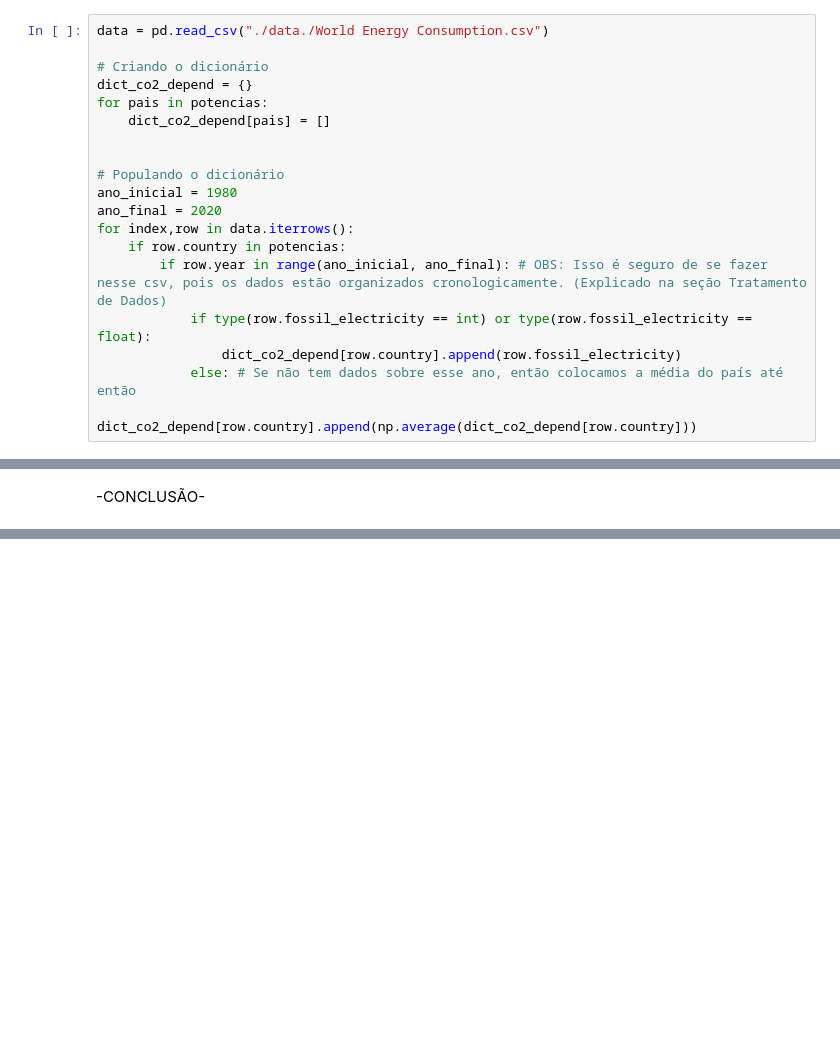
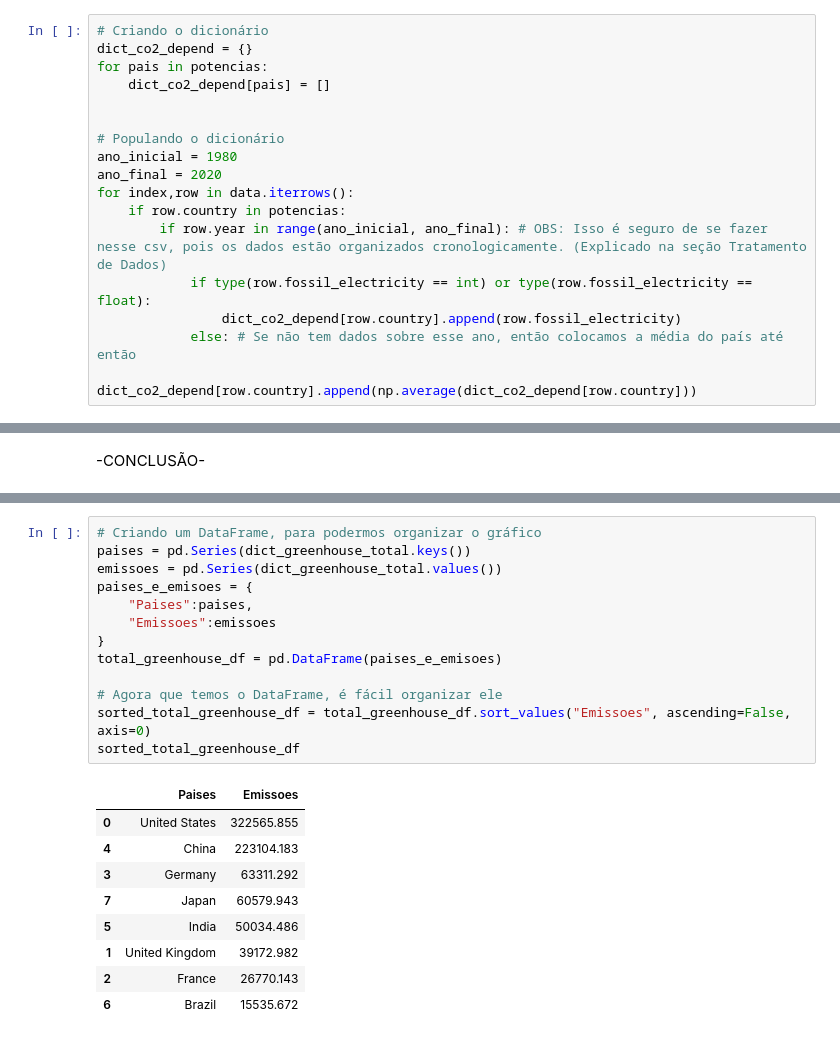
Before and after one commit to leoDomingos/Introducao-ao-aquecimento-global, a Jupyter notebook: main.ipynb, the cells around one changed output, grey strips where cells are left out. Cells and saved outputs as stored; diff of their text form; blank space fills up the shorter version.

```diff
--- a/main.ipynb
+++ b/main.ipynb
@@ -105,8 +111,6 @@ Nesta seção, analisaremos o consumo de energia produzida por combustíveis fó
 # %% [markdown]
 Primeiro, vamos analisar o consumo bruto de eletricidade produzida por combustíveis fósseis, em terawatt-hora.
 # %%
-data = pd.read_csv("./data./World Energy Consumption.csv")
-
 # Criando o dicionário
 dict_co2_depend = {}
 for pais in potencias:
@@ -303,0 +341,23 @@ Com os gráficos acima, podemos ter uma visão mais completa da matriz energéti
+# %%
+# Criando um DataFrame, para podermos organizar o gráfico
+paises = pd.Series(dict_greenhouse_total.keys())
+emissoes = pd.Series(dict_greenhouse_total.values())
+paises_e_emisoes = {
+    "Paises":paises,
+    "Emissoes":emissoes
+}
+total_greenhouse_df = pd.DataFrame(paises_e_emisoes)
+
+# Agora que temos o DataFrame, é fácil organizar ele
+sorted_total_greenhouse_df = total_greenhouse_df.sort_values("Emissoes", ascending=False, axis=0)
+sorted_total_greenhouse_df
+# %% [output]
+|  | Paises | Emissoes |
+| 0 | United States | 322565.855 |
+| 4 | China | 223104.183 |
+| 3 | Germany | 63311.292 |
+| 7 | Japan | 60579.943 |
+| 5 | India | 50034.486 |
+| 1 | United Kingdom | 39172.982 |
+| 2 | France | 26770.143 |
+| 6 | Brazil | 15535.672 |
```
Also changed, not shown: parts of 7 cells of this notebook, 1 other file.
